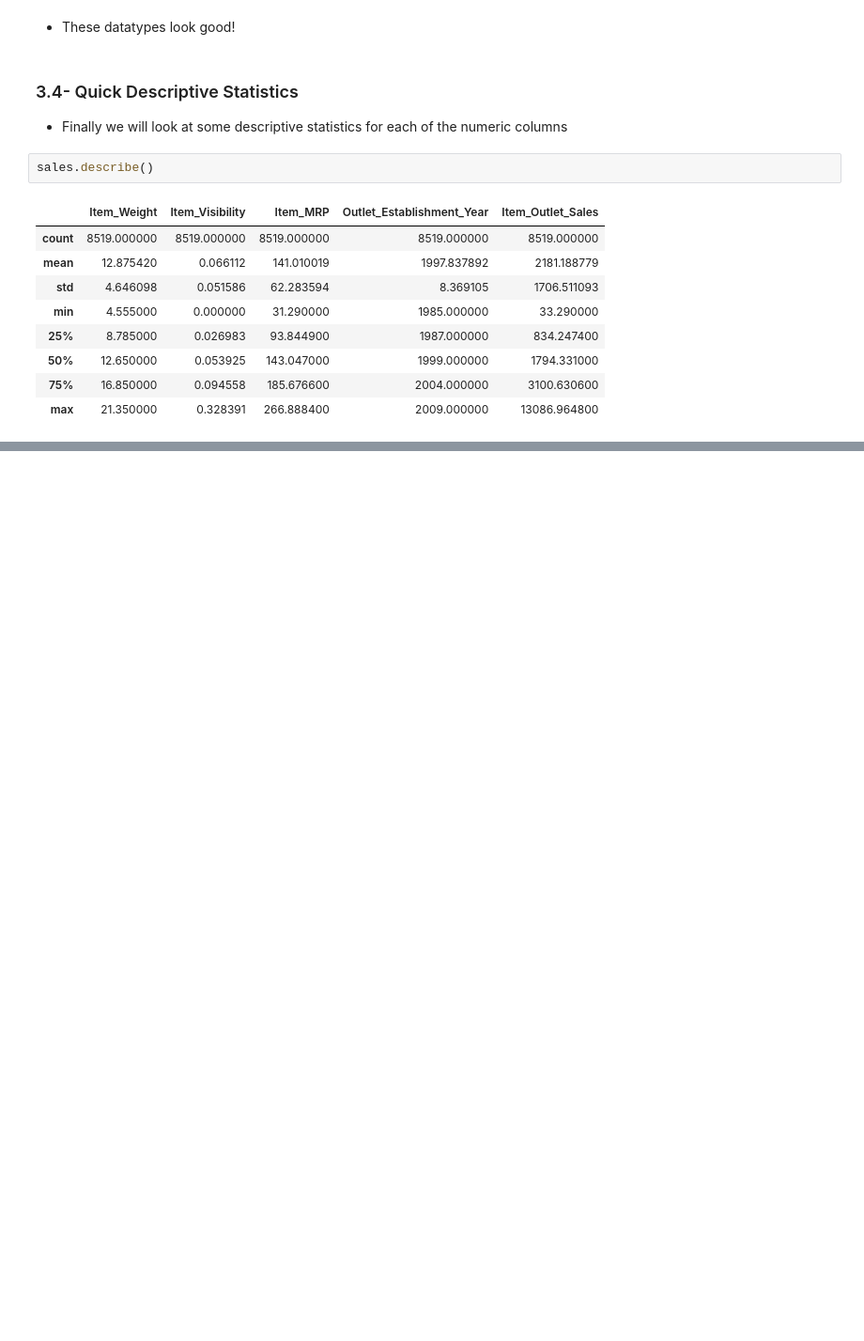
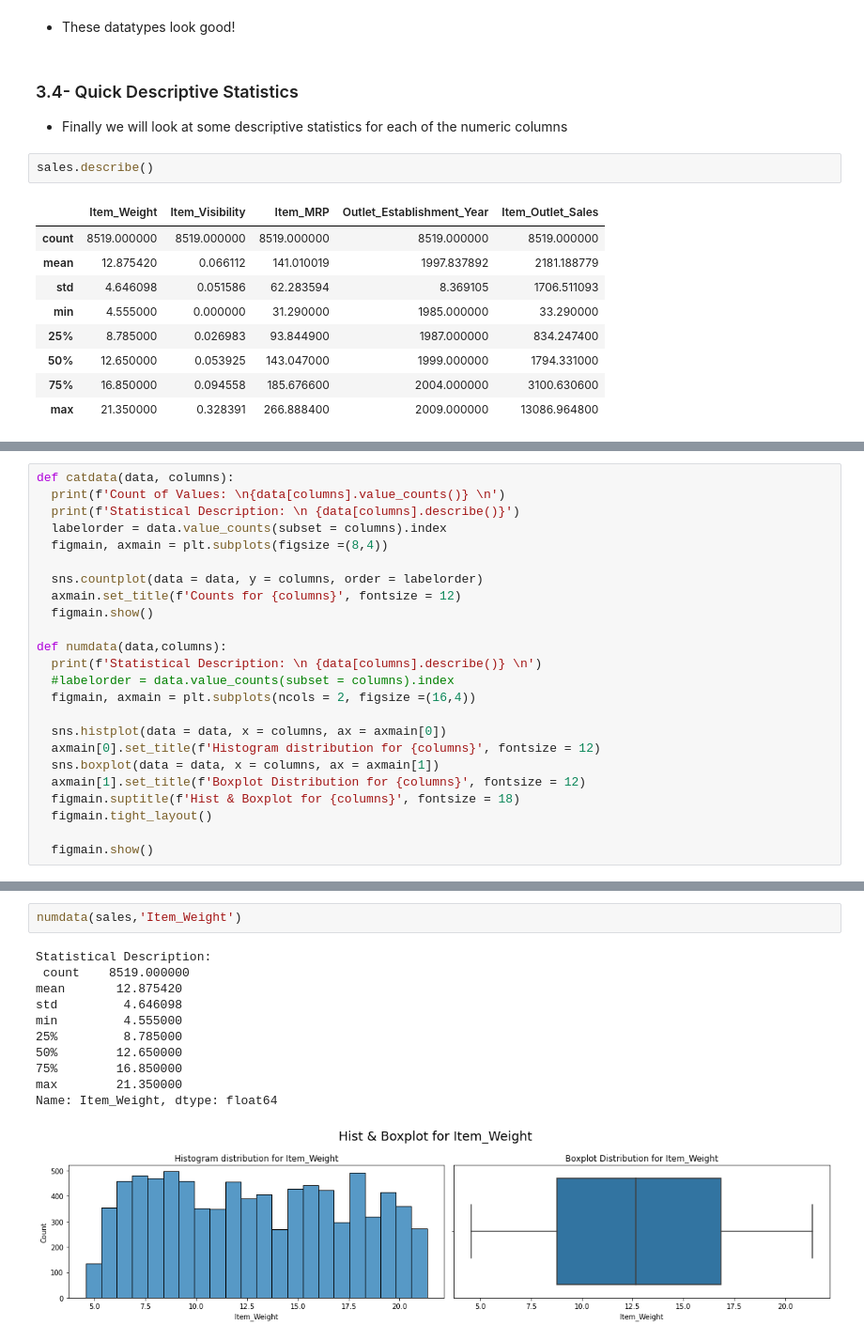
Before and after one commit to RaymondGarcia1107/CodingDojoProject1, a Jupyter notebook: Sales_Predictions.ipynb, the cells around one changed output, grey strips where cells are left out. Shown at 94% size. Cells and saved outputs as stored; diff of their text form; blank space fills up the shorter version.

```diff
--- a/Sales_Predictions.ipynb
+++ b/Sales_Predictions.ipynb
@@ -284,0 +326,24 @@ sales.describe()
+# %%
+def catdata(data, columns):
+  print(f'Count of Values: \n{data[columns].value_counts()} \n')
+  print(f'Statistical Description: \n {data[columns].describe()}')
+  labelorder = data.value_counts(subset = columns).index
+  figmain, axmain = plt.subplots(figsize =(8,4))
+
+  sns.countplot(data = data, y = columns, order = labelorder)
+  axmain.set_title(f'Counts for {columns}', fontsize = 12)
+  figmain.show()
+
+def numdata(data,columns):
+  print(f'Statistical Description: \n {data[columns].describe()} \n')
+  #labelorder = data.value_counts(subset = columns).index
+  figmain, axmain = plt.subplots(ncols = 2, figsize =(16,4))
+
+  sns.histplot(data = data, x = columns, ax = axmain[0])
+  axmain[0].set_title(f'Histogram distribution for {columns}', fontsize = 12)
+  sns.boxplot(data = data, x = columns, ax = axmain[1])
+  axmain[1].set_title(f'Boxplot Distribution for {columns}', fontsize = 12)
+  figmain.suptitle(f'Hist & Boxplot for {columns}', fontsize = 18)
+  figmain.tight_layout()
+
+  figmain.show()
@@ -284,0 +357,14 @@ sales.describe()
+# %%
+numdata(sales,'Item_Weight')
+# %% [output]
+Statistical Description:
+ count    8519.000000
+mean       12.875420
+std         4.646098
+min         4.555000
+25%         8.785000
+50%        12.650000
+75%        16.850000
+max        21.350000
+Name: Item_Weight, dtype: float64
+[figure, added]
```
Also changed, not shown: parts of 36 cells of this notebook.
